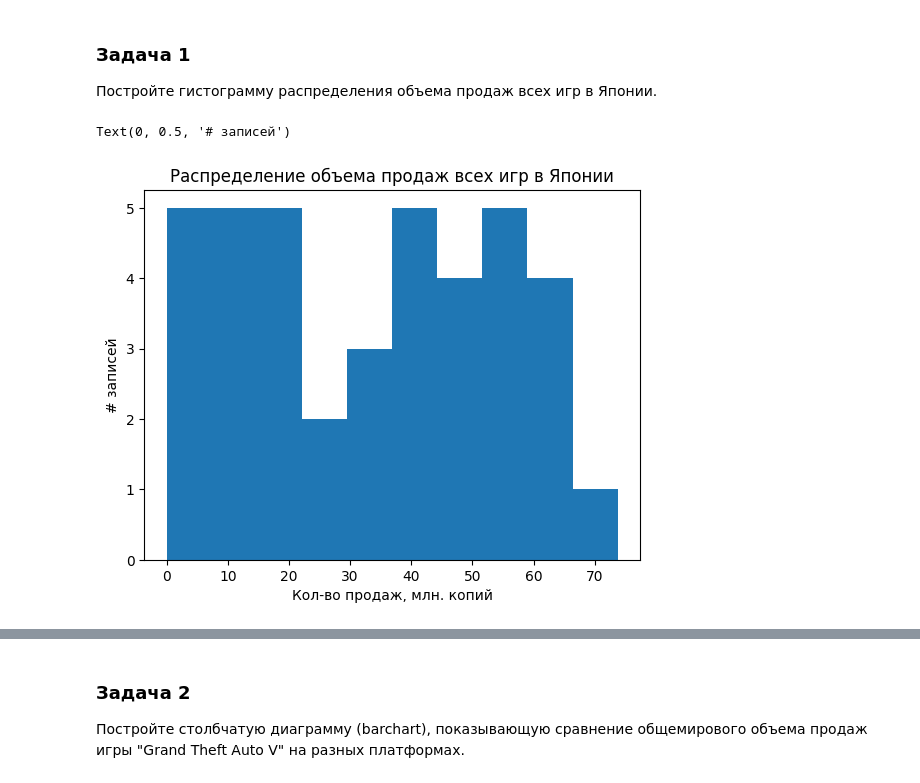
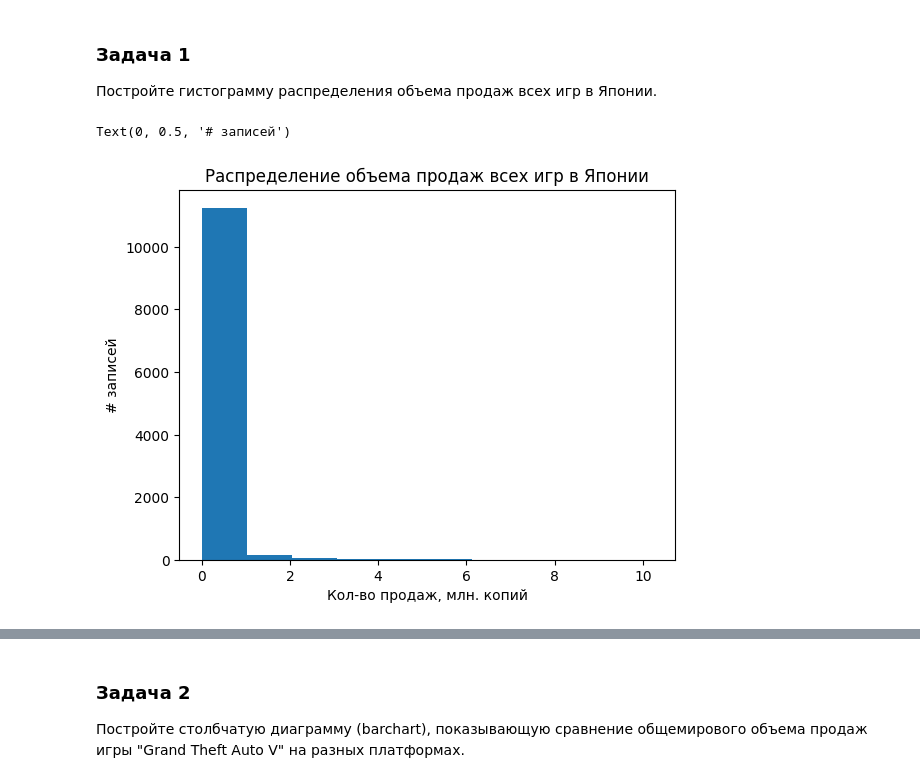
Before and after one commit to scomarae/SkillBox, a Jupyter notebook: matplotlib_1_ДЗ_ipynb.ipynb, the cells around one changed output, grey strips where cells are left out. Cells and saved outputs as stored; diff of their text form; code cells hidden in the pictures.

```diff
--- a/matplotlib_1_ДЗ_ipynb.ipynb
+++ b/matplotlib_1_ДЗ_ipynb.ipynb
@@ -72,12 +72,11 @@ df
 
 Постройте гистограмму распределения объема продаж всех игр в Японии.
 # %%
-series = df.groupby('Year').agg({'JP_Sales': 'sum'})
-
+series = df.groupby('Name')['JP_Sales'].sum()
 plt.title('Распределение объема продаж всех игр в Японии')
 plt.hist(series)
 plt.xlabel('Кол-во продаж, млн. копий')
 plt.ylabel('# записей')
 # %% [output]
 Text(0, 0.5, '# записей')
-[figure, old version]
+[figure, new version]
```
Also changed, not shown: parts of 2 cells of this notebook.
